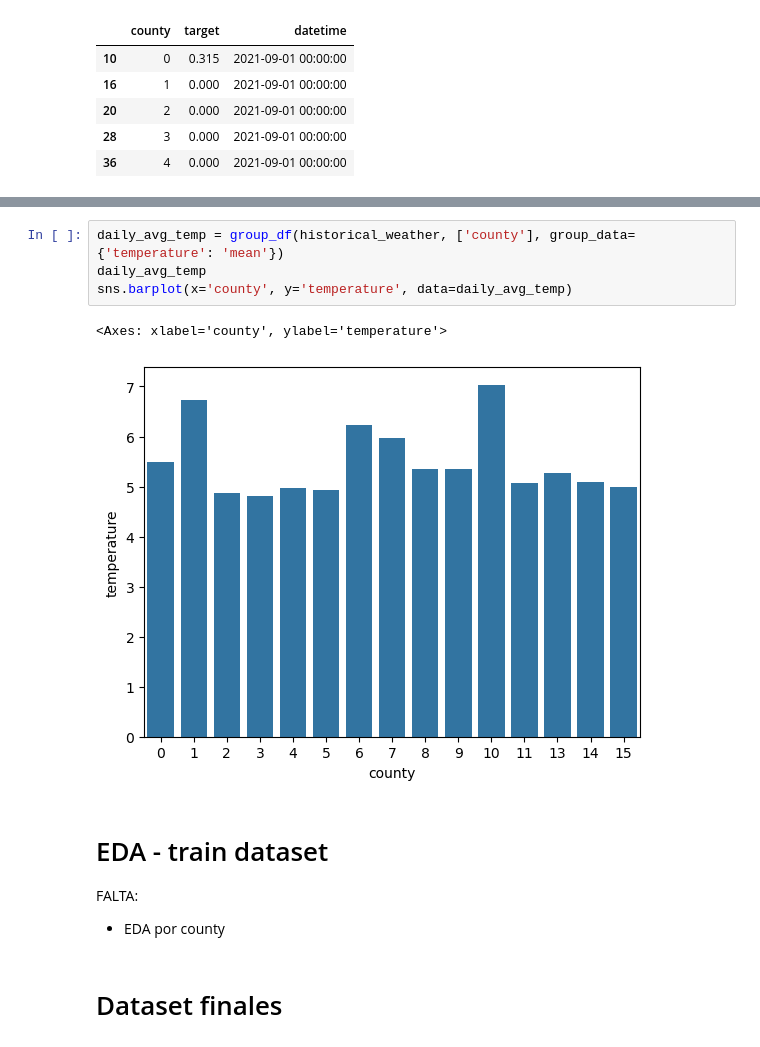
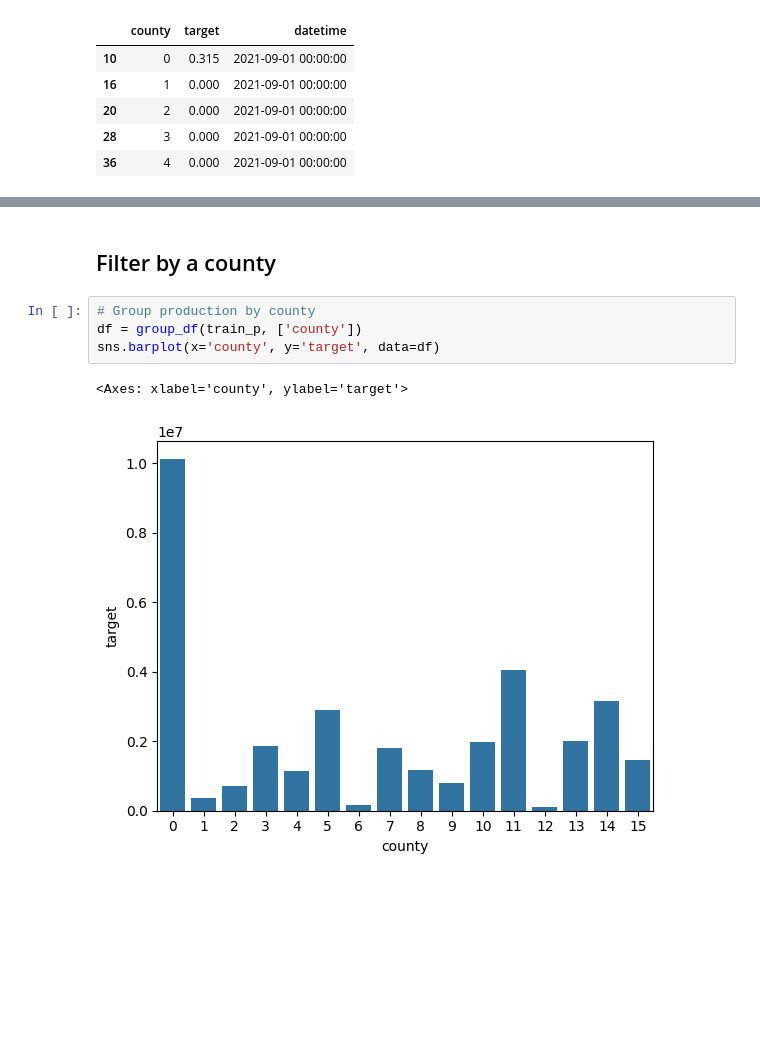
Before and after one commit to josemgoji/Proyecto-integrador-2, a Jupyter notebook: datalab/EDA_3.ipynb, the cells around one changed output, grey strips where cells are left out. Cells and saved outputs as stored; diff of their text form; blank space fills up the shorter version.

```diff
--- a/datalab/EDA_3.ipynb
+++ b/datalab/EDA_3.ipynb
@@ -521,13 +364,9 @@ plt.show()
+# %% [markdown]
+## Filter by a county
 # %%
-daily_avg_temp = group_df(historical_weather, ['county'], group_data={'temperature': 'mean'})
-daily_avg_temp
-sns.barplot(x='county', y='temperature', data=daily_avg_temp)
+# Group production by county
+df = group_df(train_p, ['county'])
+sns.barplot(x='county', y='target', data=df)
 # %% [output]
-<Axes: xlabel='county', ylabel='temperature'>
+<Axes: xlabel='county', ylabel='target'>
-[figure, old version]
+[figure, new version]
-# %% [markdown]
-# EDA - train dataset
-FALTA:
-- EDA por county
-# %% [markdown]
-# Dataset finales
```
Also changed, not shown: parts of 99 cells of this notebook, 3 other files.
